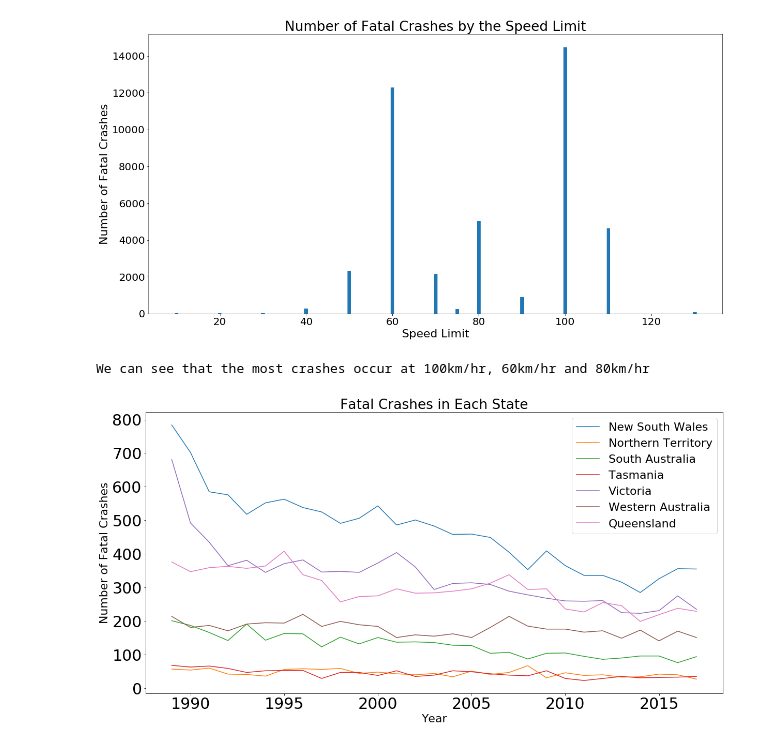
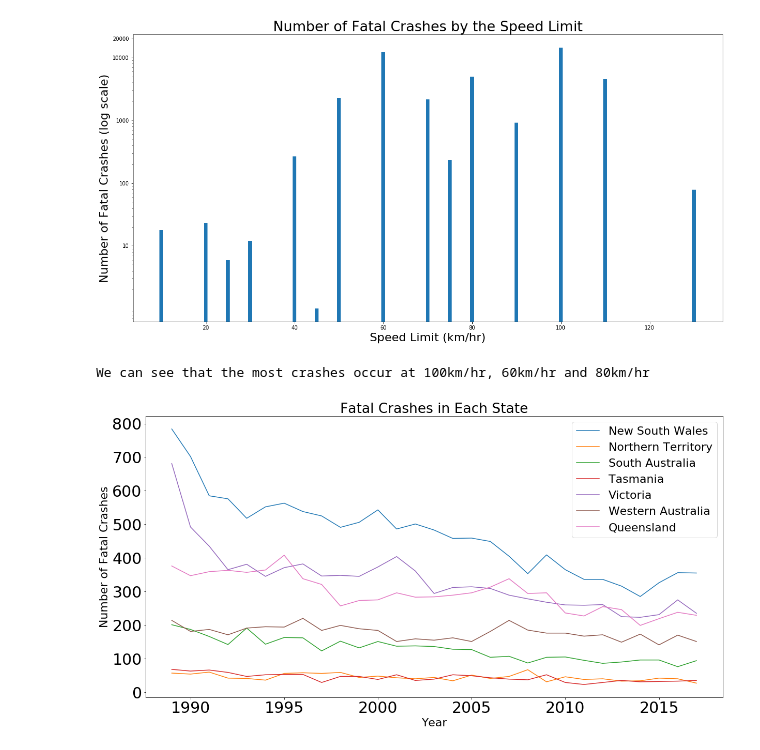
Before and after one commit to VoLKyyyOG/Australian-Road-Deaths-Database-Visualization, a Jupyter notebook: ARDD analysis.ipynb, the cells around one changed output. Saved outputs shown, nothing was run; the diff lists cells and outputs as text; code cells hidden in the pictures.

```diff
--- a/ARDD analysis.ipynb
+++ b/ARDD analysis.ipynb
@@ -66,21 +66,22 @@ for i in fatal_crashes.Speed_Limit:
 # %%
 # Plot between the number of fatal crashes against speed limits
 plt.clf()
 matplotlib.rcParams.update({'font.size': 22})
 
-plt.bar(speed_limits.keys(), speed_limits.values())
+plt.bar(speed_limits.keys(), speed_limits.values(), log=True)
 
 plt.title('Number of Fatal Crashes by the Speed Limit')
-plt.ylabel('Number of Fatal Crashes')
-plt.xlabel('Speed Limit')
+plt.ylabel('Number of Fatal Crashes (log scale)')
+plt.xlabel('Speed Limit (km/hr)')
+plt.yticks([10, 100, 1000, 10000, 20000], ['10', '100', '1000', '10000', '20000'])
 
-matplotlib.rc('xtick', labelsize=30)
-matplotlib.rc('ytick', labelsize=30)
+matplotlib.rc('xtick', labelsize=10)
+matplotlib.rc('ytick', labelsize=10)
 
 plt.show()
 print('We can see that the most crashes occur at 100km/hr, 60km/hr and 80km/hr')
 # %% [output]
-[figure, old version]
+[figure, new version]
 We can see that the most crashes occur at 100km/hr, 60km/hr and 80km/hr
 # %%
 # State Specific Crashes
```
Also changed, not shown: parts of 1 cell of this notebook.
